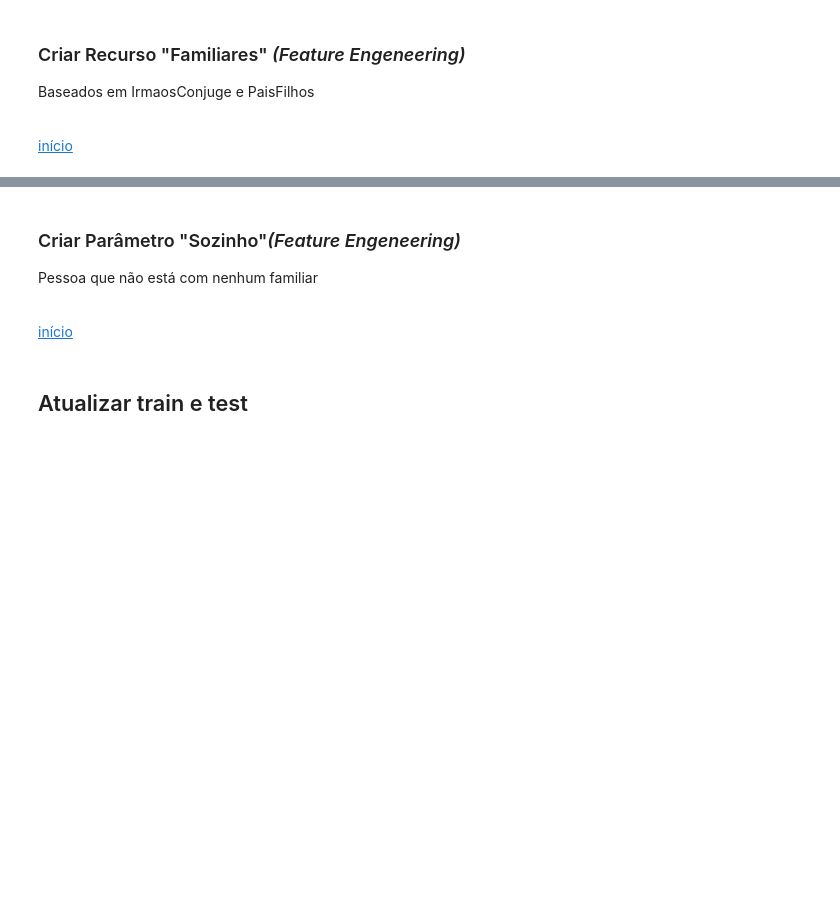
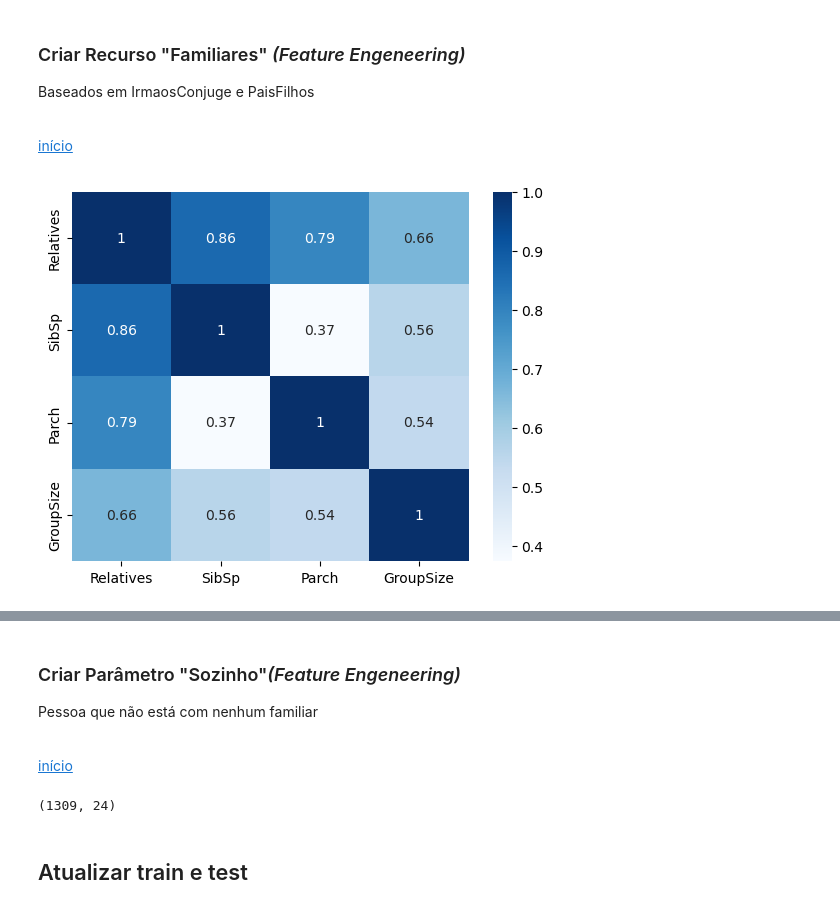
Before and after one commit to gabrielrstan/Data_Science_e_Machine_Learning_com_Estat-stica_e_Python, a Jupyter notebook: 11 - Classificacao - Tecnicas Avancadas de ML/Classificacao Tecnicas Avancadas de ML - Vazio.ipynb, the cells around one changed output, grey strips where cells are left out. Drawn from its saved outputs; the diff is of its cells as text; code cells hidden in the pictures; blank space fills up the shorter version.

```diff
--- a/11 - Classificacao - Tecnicas Avancadas de ML/Classificacao Tecnicas Avancadas de ML - Vazio.ipynb
+++ b/11 - Classificacao - Tecnicas Avancadas de ML/Classificacao Tecnicas Avancadas de ML - Vazio.ipynb
@@ -731,0 +941,2 @@ Uma vez que não necessariamente esses grupos são da mesma família, e nem todo
+# %%
+data['Fare'].fillna(mean_fare, inplace=True)
@@ -737,3 +977,5 @@ Uma vez que não necessariamente esses grupos são da mesma família, e nem todo
 <br>
 
 [início](#topo)
+# %%
+data['AgeGroup'] = pd.cut(data['Age'].astype('int'), bins=5)
@@ -741,3 +993,5 @@ Uma vez que não necessariamente esses grupos são da mesma família, e nem todo
 <a name="dummyfe"></a>
 # %% [markdown]
 ### Dummy Faixa Etaria
+# %%
+data = pd.get_dummies(data, columns=['AgeGroup'], drop_first=True)
@@ -751,6 +1009,14 @@ Baseados em IrmaosConjuge e PaisFilhos
 <br>
 
 [início](#topo)
+# %%
+data['Relatives'] = data['SibSp'] + data['Parch']
+# %%
+sns.heatmap(data[['Relatives', 'SibSp', 'Parch', 'GroupSize']
+                 ].corr(), annot=True, cmap='Blues')
+plt.show()
+# %% [output]
+[figure, added]
 # %% [markdown]
 <a name="sozinho"></a>
 # %% [markdown]
@@ -764,2 +1037,6 @@ Pessoa que não está com nenhum familiar
+# %%
+data.shape
+# %% [output]
+(1309, 24)
 # %% [markdown]
 ## Atualizar train e test
```
Also changed, not shown: parts of 79 cells of this notebook, 1 other file.
